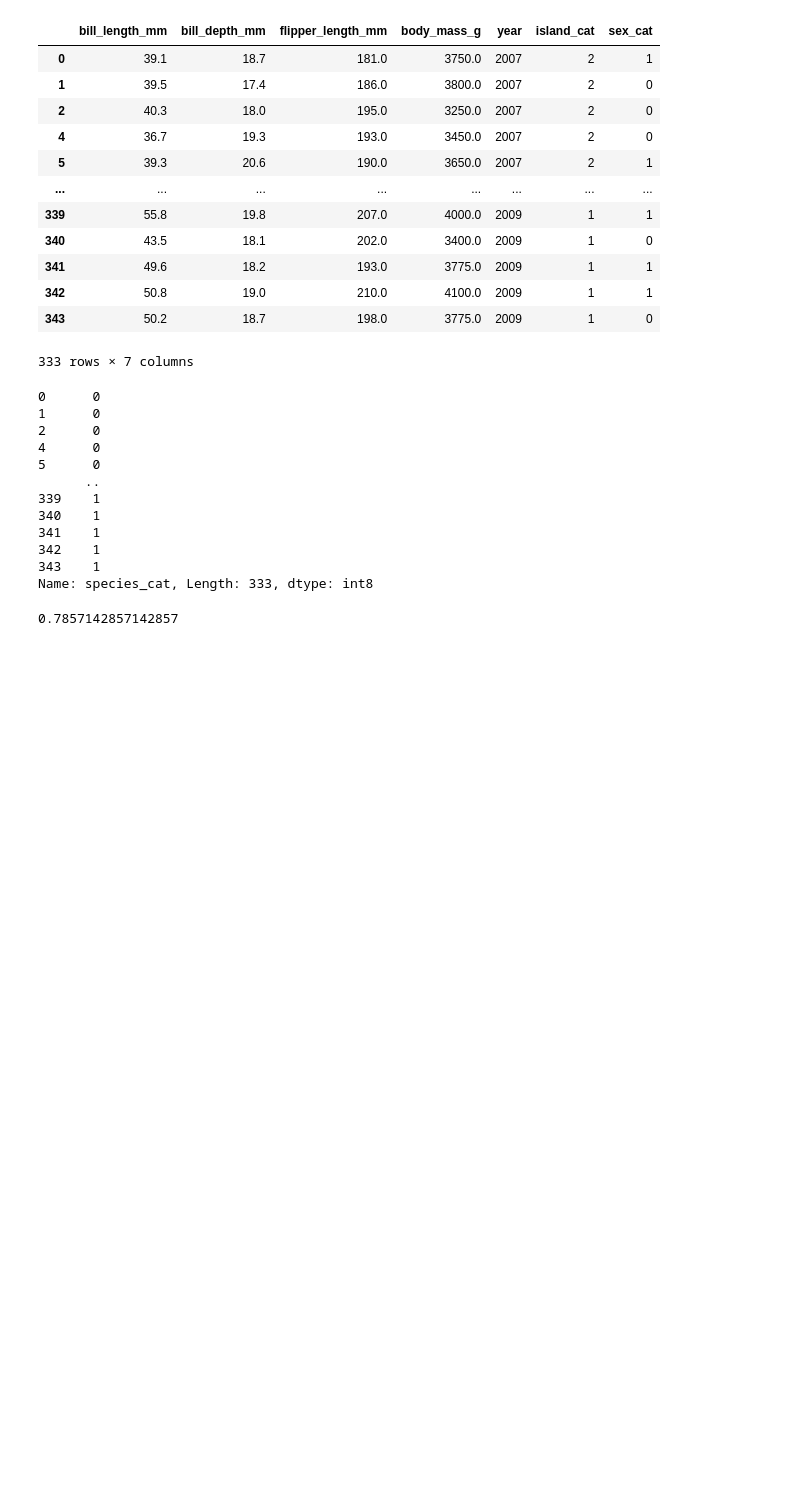
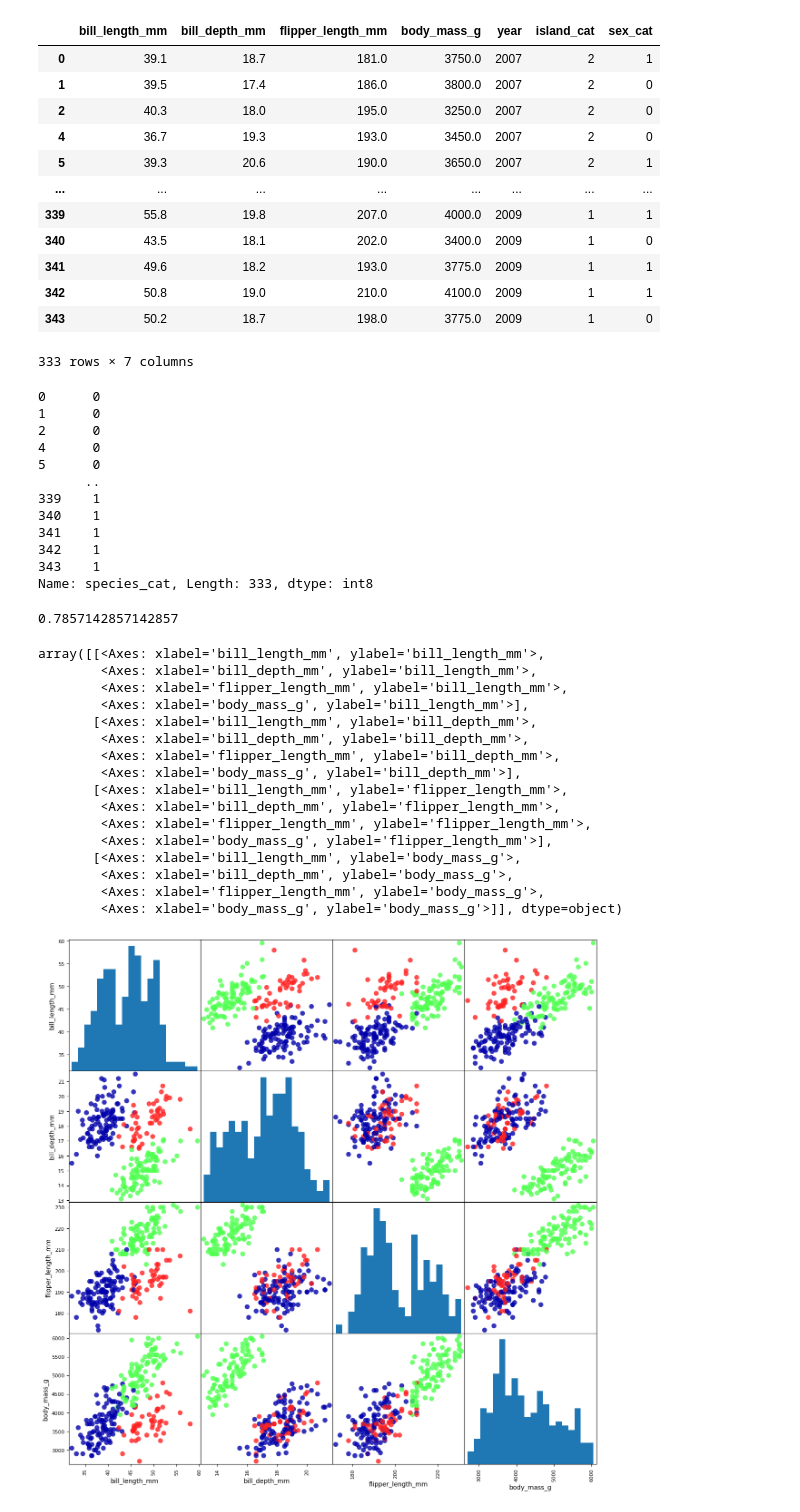
Before and after one commit to jgtaeeun/k_7MachineLearning, a Jupyter notebook: 01_assignment.ipynb, the cells around one changed output. Saved outputs shown, nothing was run; the diff lists cells and outputs as text; code cells hidden in the pictures; blank space fills up the shorter version.

```diff
--- a/01_assignment.ipynb
+++ b/01_assignment.ipynb
@@ -108,3 +108,36 @@ y_pred=knn.predict(X_test)
 knn.score(X_test, y_test)
 # %% [output]
 0.7857142857142857
+# %%
+import pandas as pd
+import mglearn
+#terminal에서 pip install imageio
+df_dataframe =pd.DataFrame(X_train, columns=['bill_length_mm',	'bill_depth_mm',	'flipper_length_mm',
+                                             	'body_mass_g'])
+pd.plotting.scatter_matrix(df_dataframe,  # The dataframe containing the data
+                           c=y_train,       # Color by y_train values
+                           figsize=(15,15), # Figure size
+                           marker='o',      # Marker style
+                           hist_kwds={'bins': 20},  # Keyword arguments for histogram bins
+                           s=60,            # Marker size
+                           alpha=0.8,       # Transparency of markers
+                           cmap=mglearn.cm3  # Color map
+                          )
+# %% [output]
+array([[<Axes: xlabel='bill_length_mm', ylabel='bill_length_mm'>,
+        <Axes: xlabel='bill_depth_mm', ylabel='bill_length_mm'>,
+        <Axes: xlabel='flipper_length_mm', ylabel='bill_length_mm'>,
+        <Axes: xlabel='body_mass_g', ylabel='bill_length_mm'>],
+       [<Axes: xlabel='bill_length_mm', ylabel='bill_depth_mm'>,
+        <Axes: xlabel='bill_depth_mm', ylabel='bill_depth_mm'>,
+        <Axes: xlabel='flipper_length_mm', ylabel='bill_depth_mm'>,
+        <Axes: xlabel='body_mass_g', ylabel='bill_depth_mm'>],
+       [<Axes: xlabel='bill_length_mm', ylabel='flipper_length_mm'>,
+        <Axes: xlabel='bill_depth_mm', ylabel='flipper_length_mm'>,
+        <Axes: xlabel='flipper_length_mm', ylabel='flipper_length_mm'>,
+        <Axes: xlabel='body_mass_g', ylabel='flipper_length_mm'>],
+       [<Axes: xlabel='bill_length_mm', ylabel='body_mass_g'>,
+        <Axes: xlabel='bill_depth_mm', ylabel='body_mass_g'>,
+        <Axes: xlabel='flipper_length_mm', ylabel='body_mass_g'>,
+        <Axes: xlabel='body_mass_g', ylabel='body_mass_g'>]], dtype=object)
+[figure, added]
```
